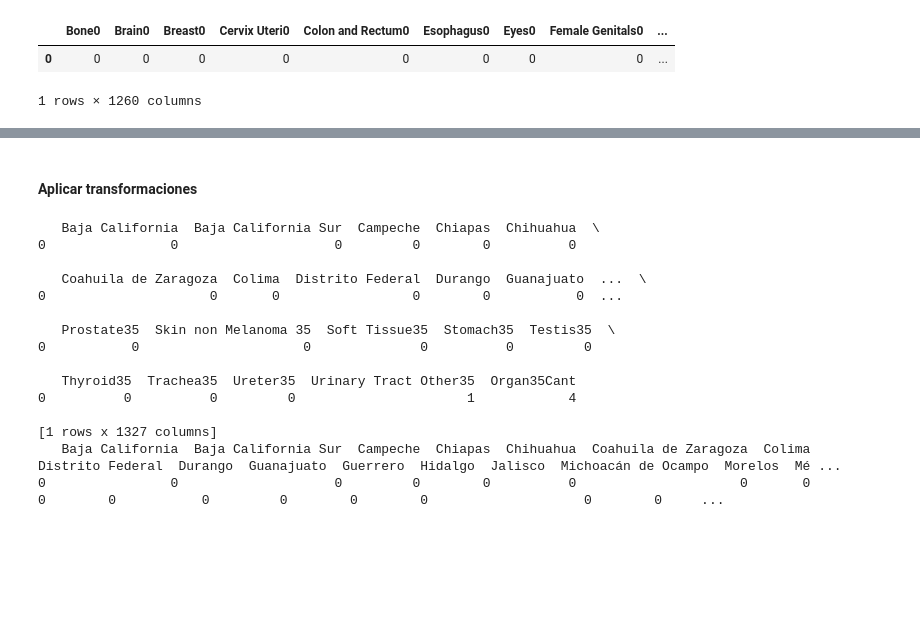
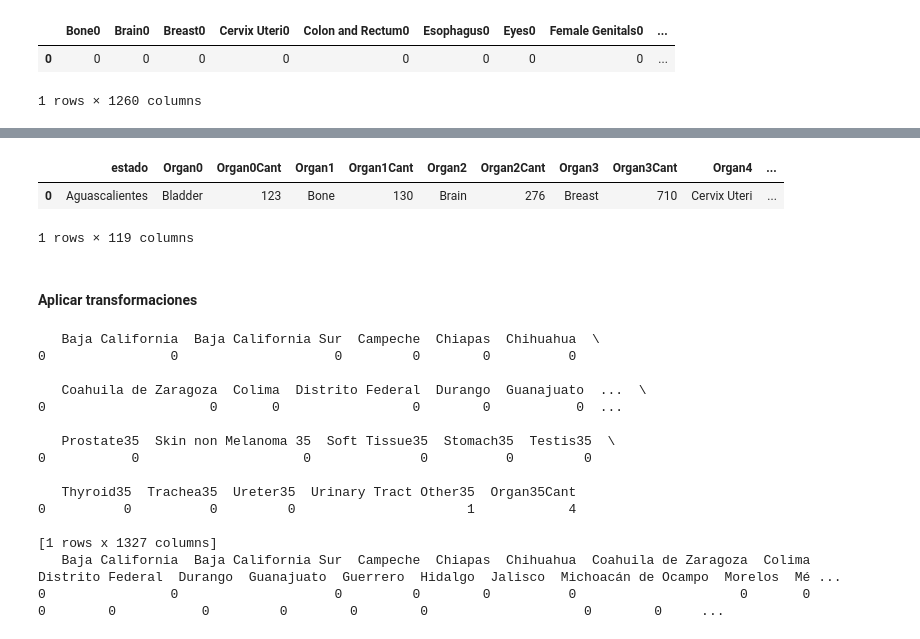
Before and after one commit to aledelorbe/pt2Codigos, a Jupyter notebook: SegundasActividades/Algoritmos.ipynb, the cells around one changed output, grey strips where cells are left out. Cells and saved outputs as stored; diff of their text form; code cells hidden in the pictures; blank space fills up the shorter version.

Commit message:
Se hara un desmadre para juntar todos los canceres para todos los estados

```diff
--- a/SegundasActividades/Algoritmos.ipynb
+++ b/SegundasActividades/Algoritmos.ipynb
@@ -524,3 +503,9 @@ dfEstadosCod
+# %%
+dfEstados
+# %% [output]
+|  | estado | Organ0 | Organ0Cant | Organ1 | Organ1Cant | Organ2 | Organ2Cant | Organ3 | Organ3Cant | Organ4 | ... |
+| 0 | Aguascalientes | Bladder | 123 | Bone | 130 | Brain | 276 | Breast | 710 | Cervix Uteri | ... |
+1 rows × 119 columns
 # %% [markdown]
 #### Aplicar transformaciones
 # %%
```
Also changed, not shown: parts of 2 cells of this notebook.
